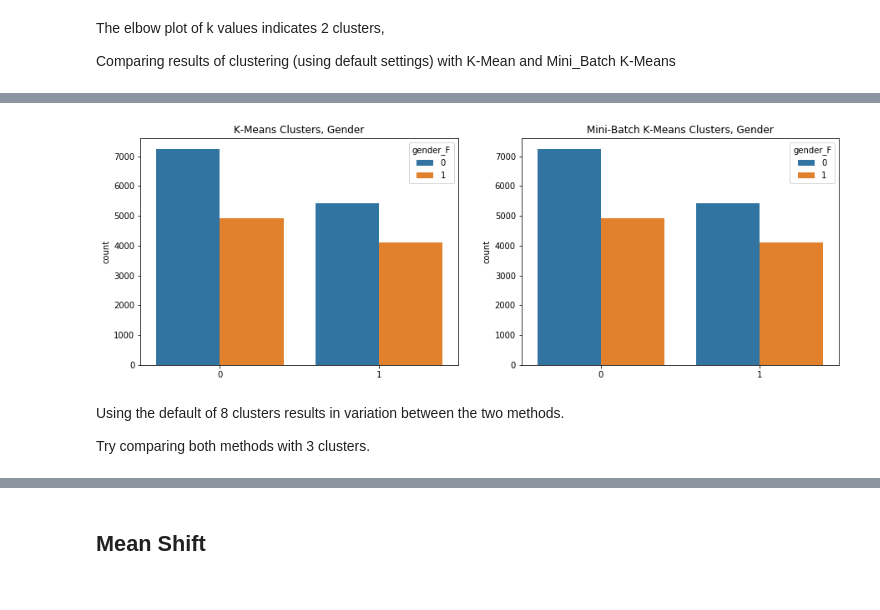
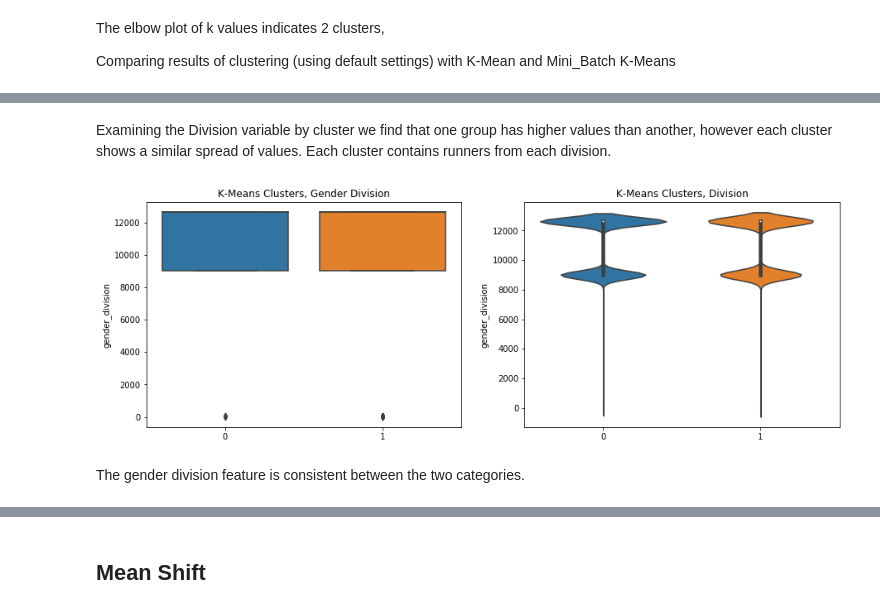
Before and after one commit to mbeckmanssf/Thinkful, a Jupyter notebook: Unit-4/2.5-Boston_Marathon.ipynb, the cells around one changed output, grey strips where cells are left out. Cells and saved outputs as stored; diff of their text form; code cells hidden in the pictures.

```diff
--- a/Unit-4/2.5-Boston_Marathon.ipynb
+++ b/Unit-4/2.5-Boston_Marathon.ipynb
@@ -196,20 +255,18 @@ plt.show()
+# %% [markdown]
+Examining the Division variable by cluster we find that one group has higher values than another, however each cluster shows a similar spread of values.  Each cluster contains runners from each division.
 # %%
 # Visualize clusters with binary feature of gender
 
 plt.figure(figsize=(15, 5))
 
 plt.subplot(1, 2, 1)
-sns.countplot(x=y_pred, hue="gender_F", data=boston2012)
-plt.title('K-Means Clusters, Gender')
+sns.boxplot(y="gender_division", x=mini_y_pred, data=boston2012)
+plt.title('K-Means Clusters, Gender Division')
 
 plt.subplot(1, 2, 2)
-sns.countplot(x=y_pred, hue="gender_F", data=boston2012)
-plt.title('Mini-Batch K-Means Clusters, Gender')
+sns.violinplot(y="gender_division", x=mini_y_pred, data=boston2012)
+plt.title('K-Means Clusters, Division')
 
 plt.show()
 # %% [output]
-[figure, old version]
+[figure, new version]
-# %% [markdown]
-Using the default of 8 clusters results in variation between the two methods.
-
-Try comparing both methods with 3 clusters.
@@ -221,0 +273,2 @@ mini_y_pred = MiniBatchKMeans(n_clusters=3).fit_predict(X_norm)
+# %% [markdown]
+The gender division feature is consistent between the two categories.
```
Also changed, not shown: parts of 32 cells of this notebook.
